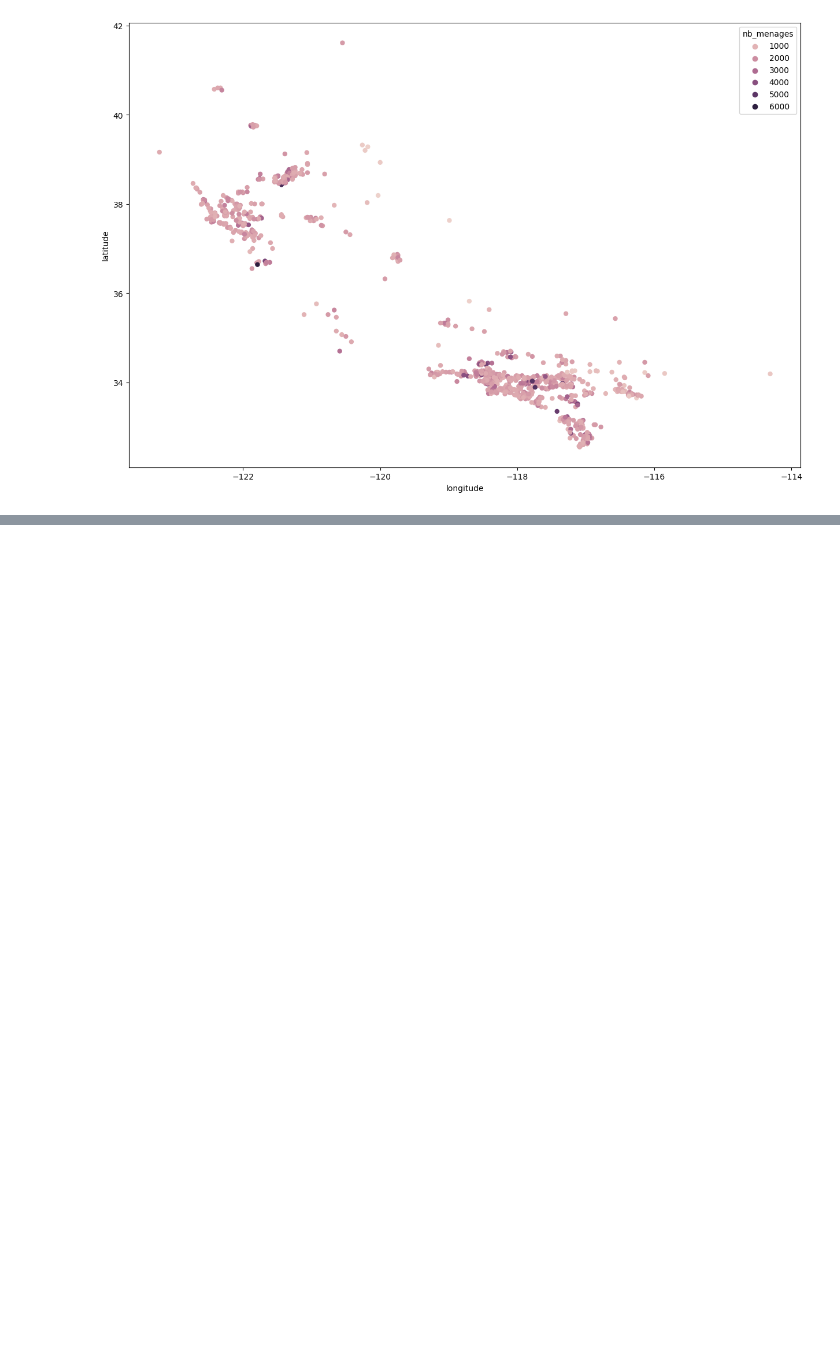
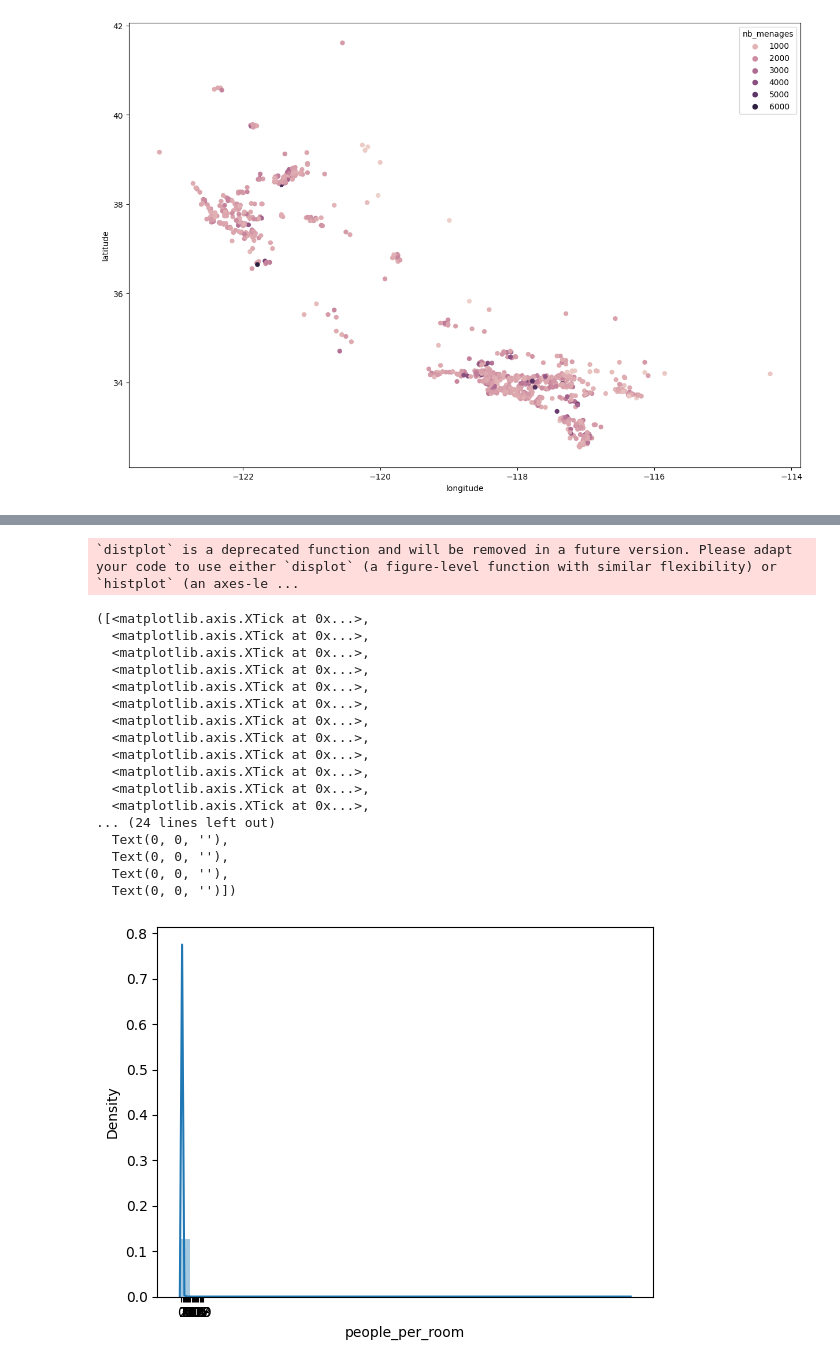
Before and after one commit to ASAKHRI/projet_immo_californie, a Jupyter notebook: Immo_californie.ipynb, the cells around one changed output, grey strips where cells are left out. Cells and saved outputs as stored; diff of their text form; code cells hidden in the pictures; blank space fills up the shorter version.

```diff
--- a/Immo_californie.ipynb
+++ b/Immo_californie.ipynb
@@ -334,0 +612,5 @@ sns.scatterplot(x="longitude", y="latitude", hue="nb_menages", sizes=(1, 8), lin
+# %%
+immo_df_1 = pd.concat([immo_df, taille_menages], axis=1, join='outer', ignore_index=False)
+immo_df_1 = immo_df_1.rename(columns={0:'taille_menages'})
+immo_df_1 = pd.get_dummies(immo_df_1)
+immo_df_1 = immo_df_1.dropna()
@@ -334,0 +649,5 @@ sns.scatterplot(x="longitude", y="latitude", hue="nb_menages", sizes=(1, 8), lin
+# %%
+immo_df_2 = pd.concat([immo_df_1, income_per_people], axis=1, join='outer', ignore_index=False)
+immo_df_2 = immo_df_2.rename(columns={0:'income_per_people'})
+immo_df_2 = pd.get_dummies(immo_df_2)
+immo_df_2 = immo_df_2.dropna()
@@ -334,0 +940,24 @@ sns.scatterplot(x="longitude", y="latitude", hue="nb_menages", sizes=(1, 8), lin
+# %%
+sns.distplot(immo_df_new_feature['people_per_room'])
+plt.xticks(np.arange(0, 20, 1))
+#sns.distplot(immo_df_new_feature['median_house_value'])
+# %% [output]
+`distplot` is a deprecated function and will be removed in a future version. Please adapt your code to use either `displot` (a figure-level function with similar flexibility) or `histplot` (an axes-le ...
+([<matplotlib.axis.XTick at 0x...>,
+  <matplotlib.axis.XTick at 0x...>,
+  <matplotlib.axis.XTick at 0x...>,
+  <matplotlib.axis.XTick at 0x...>,
+  <matplotlib.axis.XTick at 0x...>,
+  <matplotlib.axis.XTick at 0x...>,
+  <matplotlib.axis.XTick at 0x...>,
+  <matplotlib.axis.XTick at 0x...>,
+  <matplotlib.axis.XTick at 0x...>,
+  <matplotlib.axis.XTick at 0x...>,
+  <matplotlib.axis.XTick at 0x...>,
+  <matplotlib.axis.XTick at 0x...>,
+... (24 lines left out)
+  Text(0, 0, ''),
+  Text(0, 0, ''),
+  Text(0, 0, ''),
+  Text(0, 0, '')])
+[figure, added]
```
Also changed, not shown: parts of 134 cells of this notebook, 37 other files.
